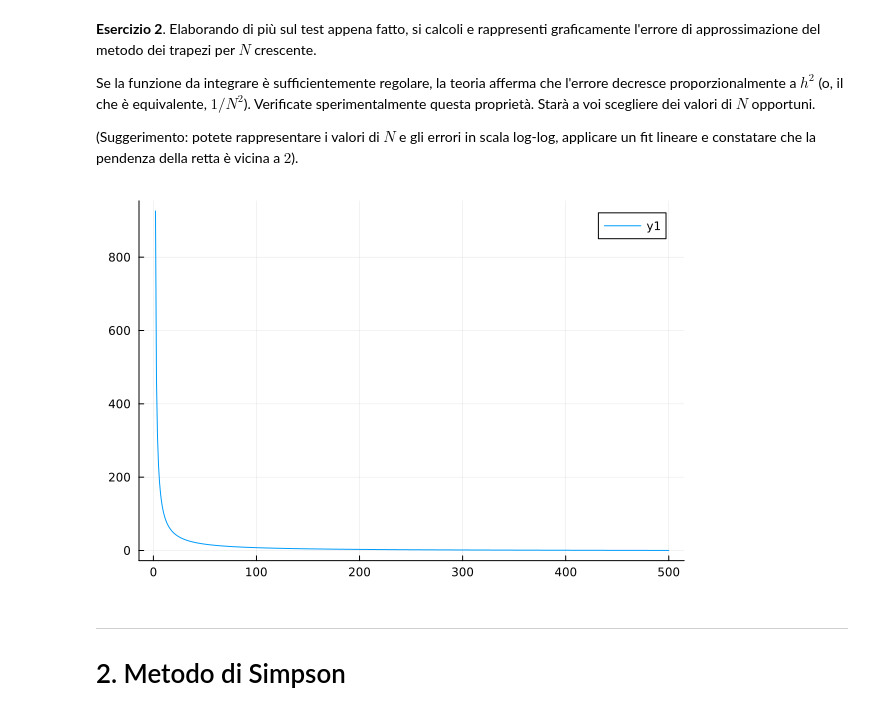
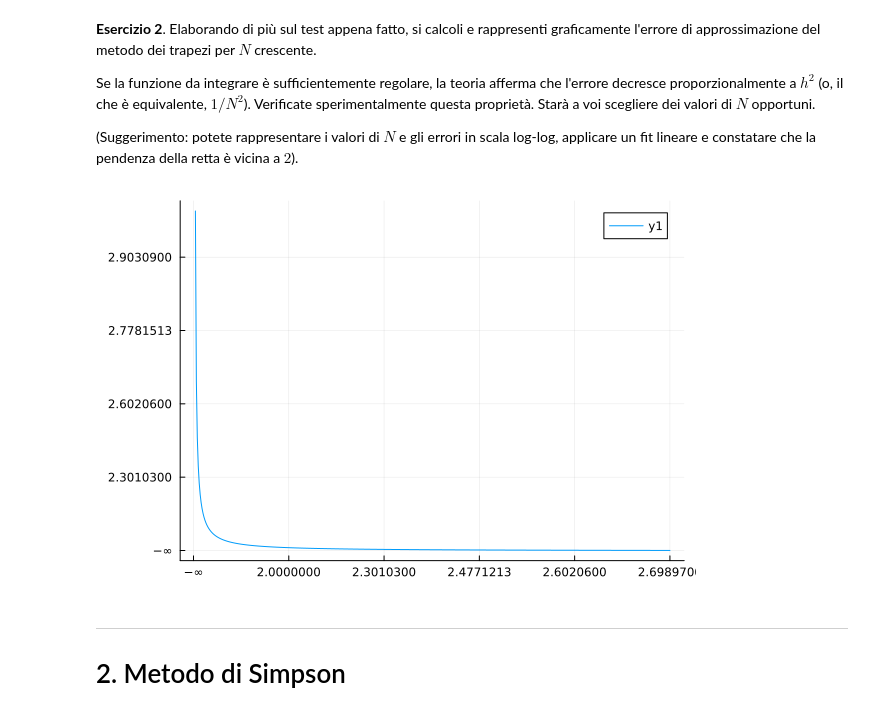
Before and after one commit to eroico378/prova, a Jupyter notebook: 07-integrazione.ipynb, the cells around one changed output. Drawn from its saved outputs; the diff is of its cells as text; code cells hidden in the pictures.

```diff
--- a/07-integrazione.ipynb
+++ b/07-integrazione.ipynb
@@ -111,12 +111,12 @@ Se la funzione da integrare è sufficientemente regolare, la teoria afferma che
 # %%
 ftrap(x)=-exp(1)+1 +trapezi(ef, 0, 1, x)
 
 r=range(0, 1, 500)
 #icsq(x)=x^-2
-plot(ftrap.(r))
+plot(ftrap.(r), xaxis=log10, yaxis=log10)
 #plot!(icsq.(r))
 # %% [output]
-[figure, old version]
+[figure, new version]
 # %% [markdown]
 ---
 # 2. Metodo di Simpson
```
Also changed, not shown: parts of 1 cell of this notebook.
